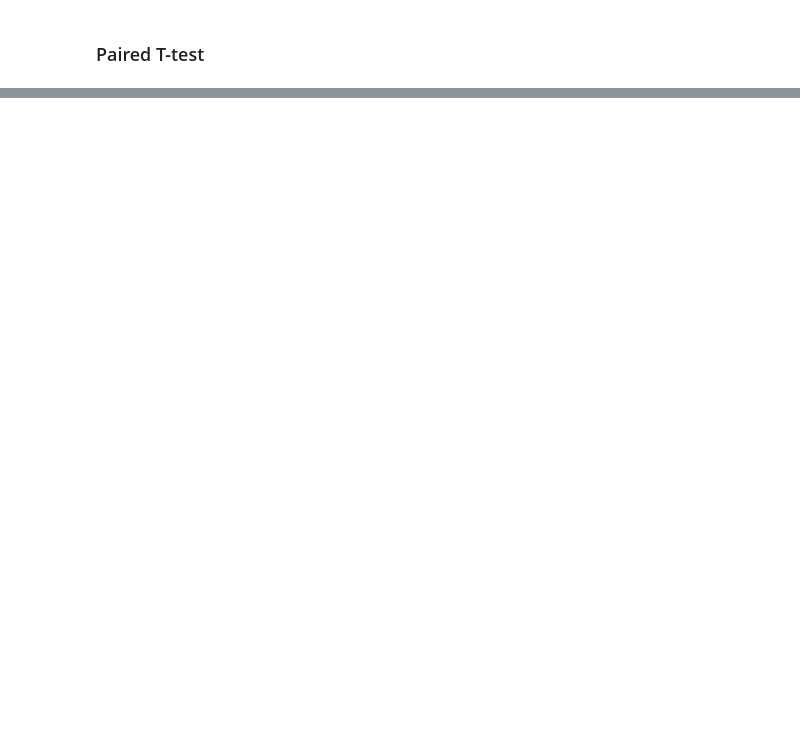
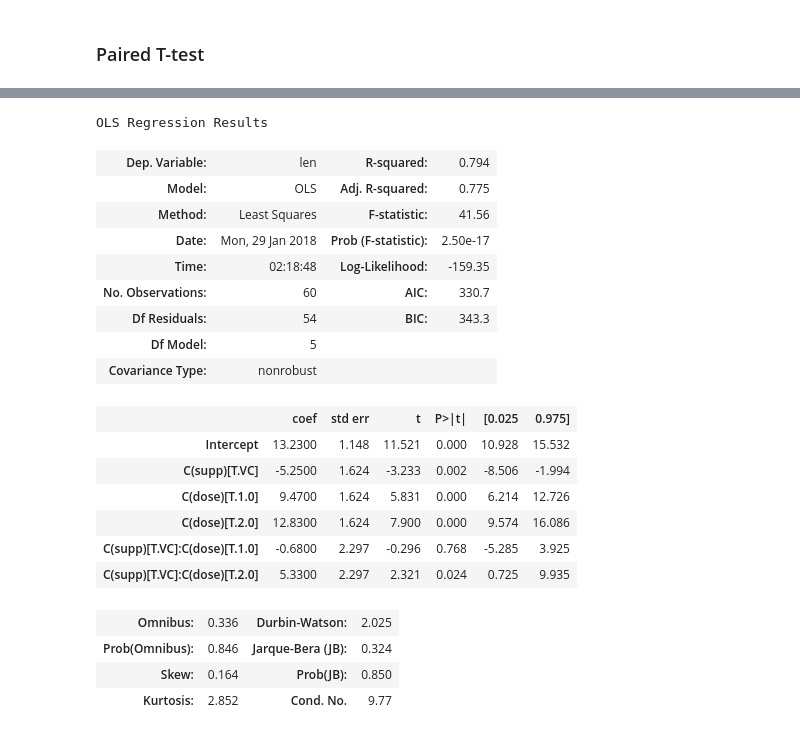
Before and after one commit to outtoin/statistics_practice, a Jupyter notebook: Statistics.ipynb, the cells around one changed output, grey strips where cells are left out. Drawn from its saved outputs; the diff is of its cells as text; code cells hidden in the pictures; blank space fills up the shorter version.

```diff
--- a/Statistics.ipynb
+++ b/Statistics.ipynb
@@ -64,0 +137,3 @@ print(np.mean(afterheights))
+# %%
+data1 = pd.read_csv('https://raw.githubusercontent.com/plotly/datasets/master/tooth_growth_csv')
+data1.head()
@@ -64,0 +182,26 @@ print(np.mean(afterheights))
+# %%
+formula = 'len ~ C(supp) + C(dose) + C(supp):C(dose)'
+model = smf.ols(formula, data1).fit()
+model.summary()
+# %% [output]
+OLS Regression Results
+| Dep. Variable: | len | R-squared: | 0.794 |
+| Model: | OLS | Adj. R-squared: | 0.775 |
+| Method: | Least Squares | F-statistic: | 41.56 |
+| Date: | Mon, 29 Jan 2018 | Prob (F-statistic): | 2.50e-17 |
+| Time: | 02:18:48 | Log-Likelihood: | -159.35 |
+| No. Observations: | 60 | AIC: | 330.7 |
+| Df Residuals: | 54 | BIC: | 343.3 |
+| Df Model: | 5 |  |  |
+| Covariance Type: | nonrobust |  |  |
+|  | coef | std err | t | P>|t| | [0.025 | 0.975] |
+| Intercept | 13.2300 | 1.148 | 11.521 | 0.000 | 10.928 | 15.532 |
+| C(supp)[T.VC] | -5.2500 | 1.624 | -3.233 | 0.002 | -8.506 | -1.994 |
+| C(dose)[T.1.0] | 9.4700 | 1.624 | 5.831 | 0.000 | 6.214 | 12.726 |
+| C(dose)[T.2.0] | 12.8300 | 1.624 | 7.900 | 0.000 | 9.574 | 16.086 |
+| C(supp)[T.VC]:C(dose)[T.1.0] | -0.6800 | 2.297 | -0.296 | 0.768 | -5.285 | 3.925 |
+| C(supp)[T.VC]:C(dose)[T.2.0] | 5.3300 | 2.297 | 2.321 | 0.024 | 0.725 | 9.935 |
+| Omnibus: | 0.336 | Durbin-Watson: | 2.025 |
+| Prob(Omnibus): | 0.846 | Jarque-Bera (JB): | 0.324 |
+| Skew: | 0.164 | Prob(JB): | 0.850 |
+| Kurtosis: | 2.852 | Cond. No. | 9.77 |
```
Also changed, not shown: parts of 20 cells of this notebook.
